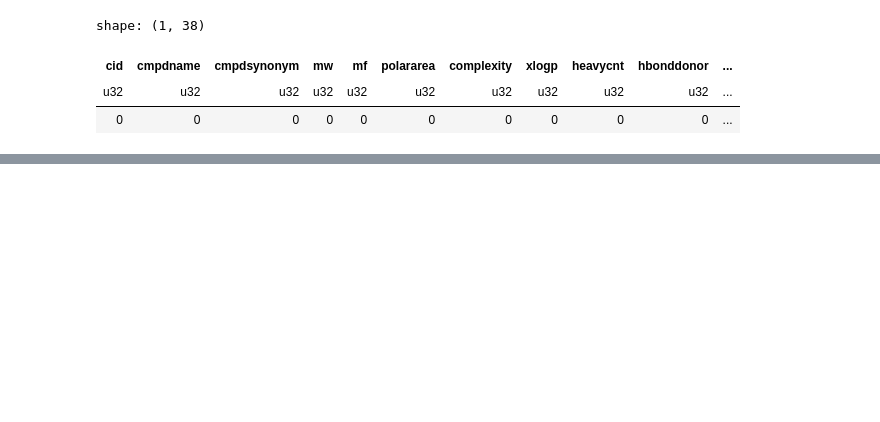
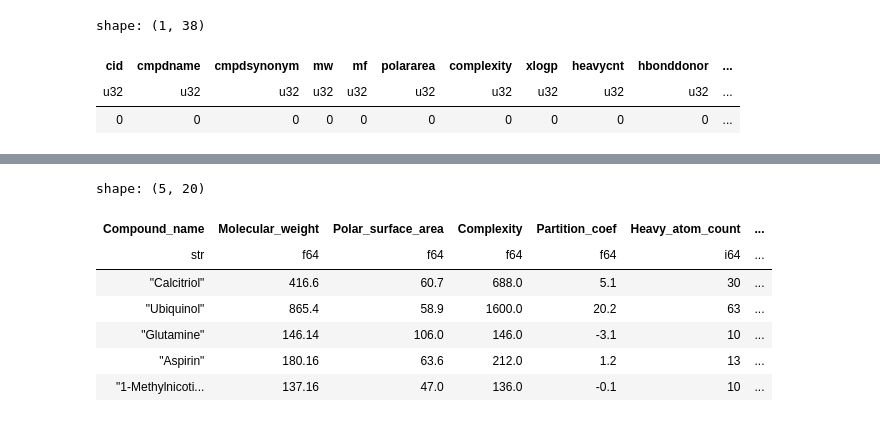
Before and after one commit to jhylin/Data_in_life_blog, a Jupyter notebook: posts/13_Shiny_app_python/PubChem_Cov19_clinical_trials copy.ipynb, the cells around one changed output, grey strips where cells are left out. Saved outputs shown, nothing was run; the diff lists cells and outputs as text; code cells hidden in the pictures; blank space fills up the shorter version.

```diff
--- a/posts/13_Shiny_app_python/PubChem_Cov19_clinical_trials copy.ipynb
+++ b/posts/13_Shiny_app_python/PubChem_Cov19_clinical_trials copy.ipynb
@@ -132,0 +128,33 @@ shape: (631, 38)
+# %%
+# Drop unused columns in preparation for data visualisations
+pc_cov = pc_cov.drop([
+    "cid",
+    "Synonyms",
+    "Molecular_formula",
+    "inchi",
+    "isosmiles",
+    "canonicalsmiles",
+    "inchikey",
+    "iupacname",
+    "pclidcnt",
+    "gpidcnt",
+    "MeSH_headings",
+    "annothits",
+    "annothitcnt",
+    "aids",
+    "cidcdate",
+    "sidsrcname",
+    "depcatg",
+    "annotation"
+])
+
+pc_cov.head()
+# %% [output]
+shape: (5, 20)
+| Compound_name | Molecular_weight | Polar_surface_area | Complexity | Partition_coef | Heavy_atom_count | ... |
+| str | f64 | f64 | f64 | f64 | i64 | ... |
+| "Calcitriol" | 416.6 | 60.7 | 688.0 | 5.1 | 30 | ... |
+| "Ubiquinol" | 865.4 | 58.9 | 1600.0 | 20.2 | 63 | ... |
+| "Glutamine" | 146.14 | 106.0 | 146.0 | -3.1 | 10 | ... |
+| "Aspirin" | 180.16 | 63.6 | 212.0 | 1.2 | 13 | ... |
+| "1-Methylnicoti... | 137.16 | 47.0 | 136.0 | -0.1 | 10 | ... |
```
Also changed, not shown: parts of 4 cells of this notebook.
